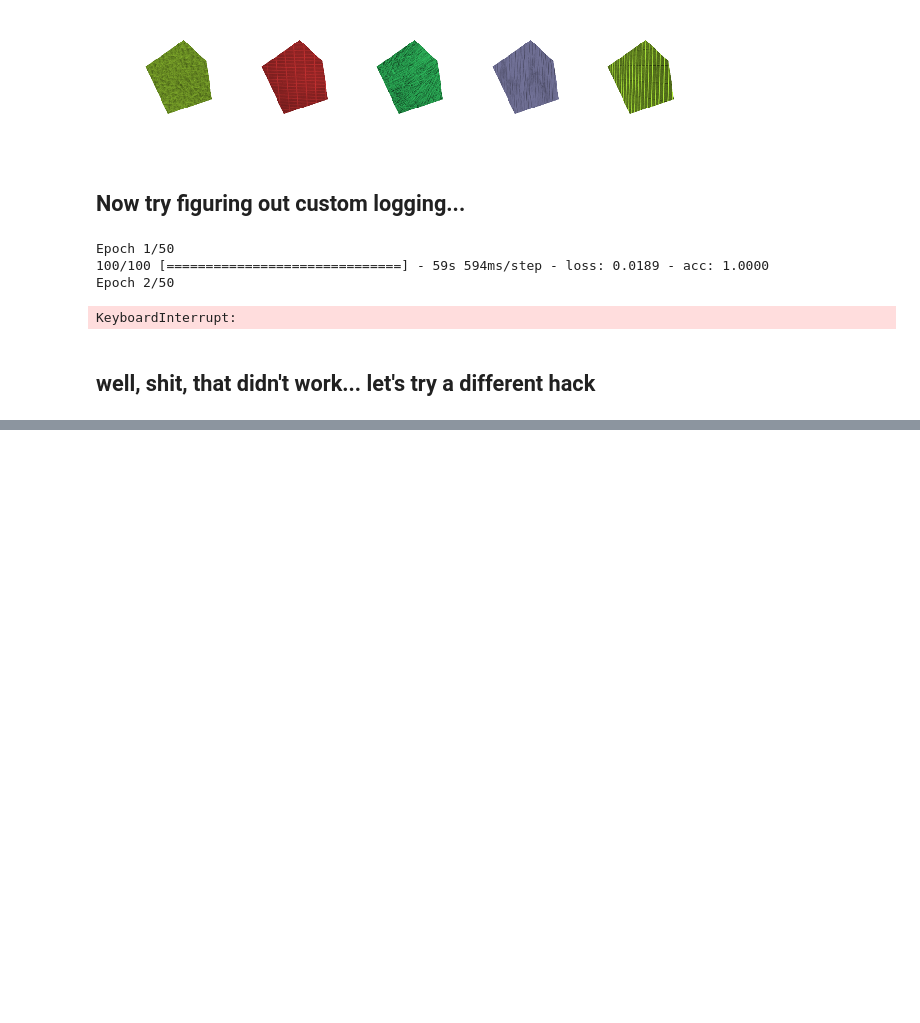
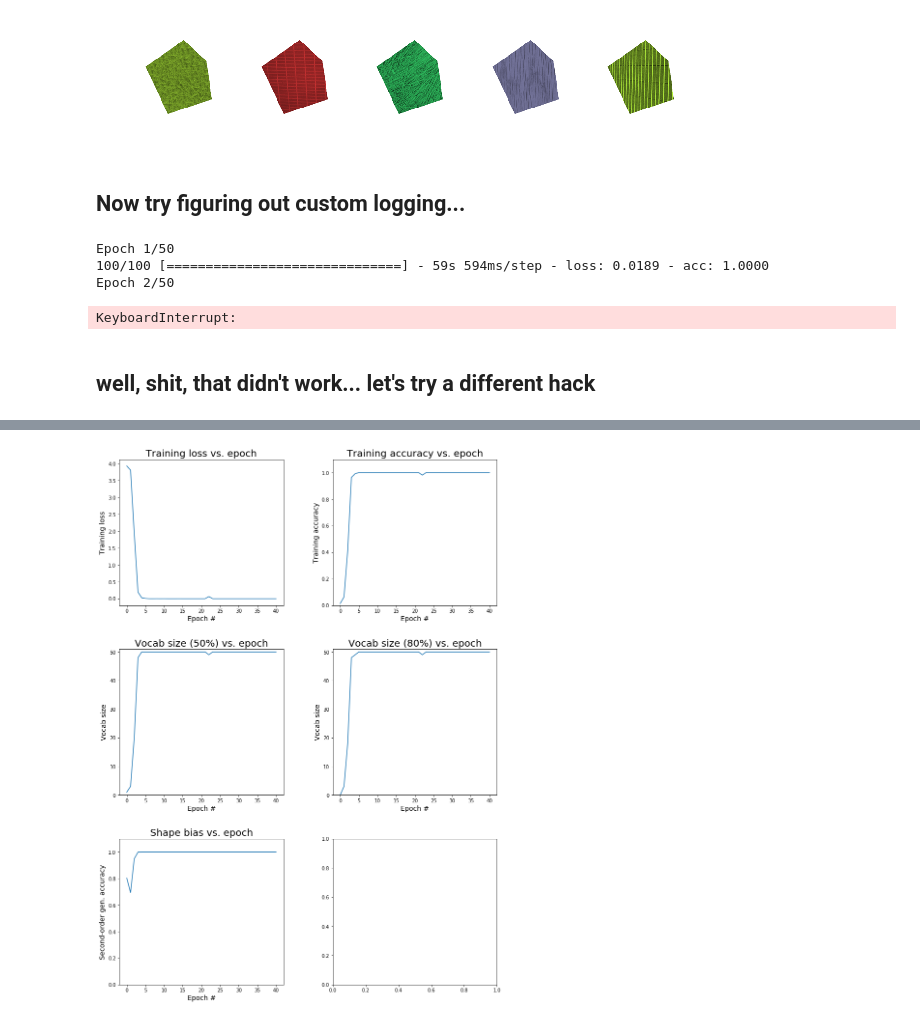
Before and after one commit to rfeinman/learning-to-learn, a Jupyter notebook: notebooks/vocabulary_acceleration.ipynb, the cells around one changed output, grey strips where cells are left out. Drawn from its saved outputs; the diff is of its cells as text; code cells hidden in the pictures; blank space fills up the shorter version.

Commit message:
updates to vocabulary acceleration code

```diff
--- a/notebooks/vocabulary_acceleration.ipynb
+++ b/notebooks/vocabulary_acceleration.ipynb
@@ -289,0 +288,43 @@ Epoch 1/1
+# %%
+def plot_results(df):
+    fig, axes = plt.subplots(nrows=3, ncols=2, figsize=(14, 20))
+
+    # loss plot
+    axes[0,0].plot(df.epoch, df.trainLoss)
+    axes[0,0].set_xlabel('Epoch #', fontsize=14)
+    axes[0,0].set_ylabel('Training loss', fontsize=14)
+    axes[0,0].set_title('Training loss vs. epoch', fontsize=20)
+    axes[0,0].set_xticks(list(range(0,len(df.epoch),5)))
+    # accuracy plot
+    axes[0,1].plot(df.epoch, df.trainAcc)
+    axes[0,1].set_xlabel('Epoch #', fontsize=14)
+    axes[0,1].set_ylabel('Training accuracy', fontsize=14)
+    axes[0,1].set_title('Training accuracy vs. epoch', fontsize=20)
+    axes[0,1].set_ylim(0,1.1)
+    # vocab size 50% plot
+    axes[1,0].plot(df.epoch, df.vocabSize50)
+    axes[1,0].set_xlabel('Epoch #', fontsize=14)
+    axes[1,0].set_ylabel('Vocab size', fontsize=14)
+    axes[1,0].set_title('Vocab size (50%) vs. epoch', fontsize=20)
+    axes[1,0].set_ylim(0, nb_categories+1)
+    # vocab size 80% plot
+    axes[1,1].plot(df.epoch, df.vocabSize80)
+    axes[1,1].set_xlabel('Epoch #', fontsize=14)
+    axes[1,1].set_ylabel('Vocab size', fontsize=14)
+    axes[1,1].set_title('Vocab size (80%) vs. epoch', fontsize=20)
+    axes[1,1].set_ylim(0, nb_categories+1)
+    # shape bias plot
+    axes[2,0].plot(df.epoch, df.secondOrderAcc)
+    axes[2,0].set_xlabel('Epoch #', fontsize=14)
+    axes[2,0].set_ylabel('Second-order gen. accuracy', fontsize=14)
+    axes[2,0].set_title('Shape bias vs. epoch', fontsize=20)
+    axes[2,0].set_ylim(0, 1.1)
+
+    plt.subplots_adjust(hspace=0.3, wspace=0.3)
+    plt.show()
+# %%
+# without random shifts
+df = pd.read_csv('../results/vocab_log.csv', index_col=False)
+plot_results(df)
+# %% [output]
+[figure, added]
```
Also changed, not shown: parts of 13 cells of this notebook, 2 other files.
